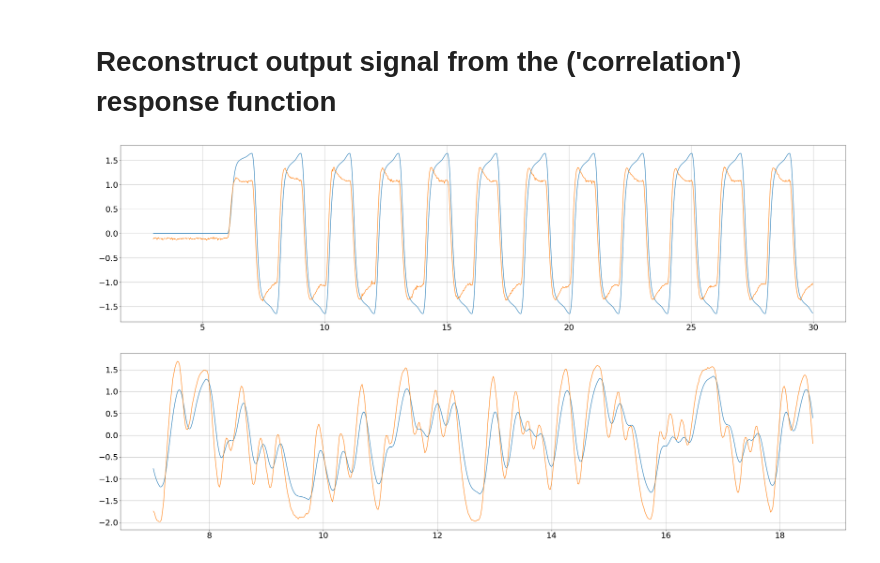
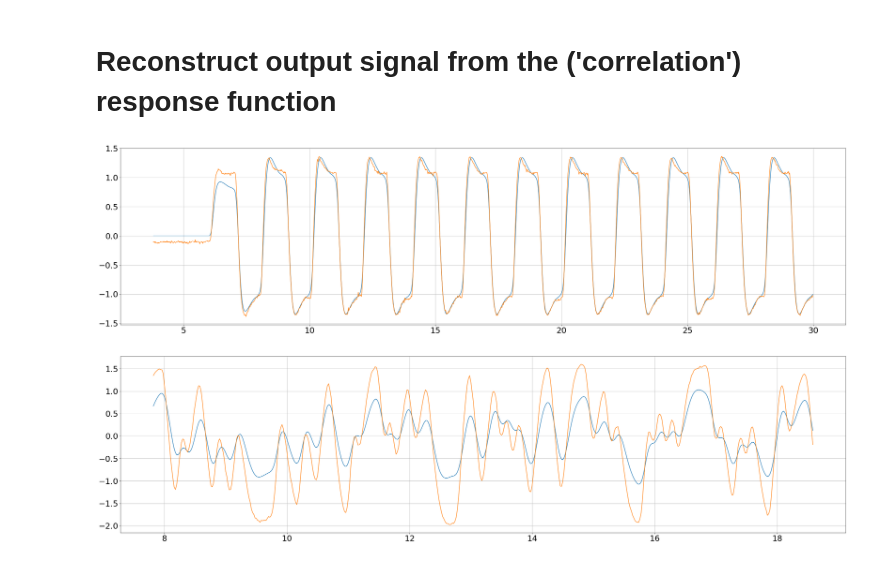
Before and after one commit to nyuhanc/BLA, a Jupyter notebook: BLA_main.ipynb, the cells around one changed output. Saved outputs shown, nothing was run; the diff lists cells and outputs as text; code cells hidden in the pictures.

```diff
--- a/BLA_main.ipynb
+++ b/BLA_main.ipynb
@@ -223,7 +217,7 @@ The step response manages to capture the shape of the response for the train of
 # %%
 m = np.sum([1 for i in df2['u'] if i==np.max(list(set(df2['u'])))])
-M = 50 # of delays
-N = M
+M = 90 # of delays
+N = M # to be able to easy invert the matrix equation
 
 def Rab(a,b):
     a, b = np.asarray(a), np.asarray((b))
@@ -240,7 +234,6 @@ def Rab(a,b):
 Ryu = Rab(df2['y'],df2['u'])
 Ru = Rab(df2['u'],df2['u'])
 
-
 Ryu = Ryu[:N]
 Ru_mat = np.ones((N,M)) * m * (m-1) / (N * (N-1))
 for mi in range(M-1):
@@ -249,8 +242,11 @@ for mi in range(M-1):
 #np.set_printoptions(threshold=np.inf)
 
 g = np.linalg.solve(Ru_mat,Ryu)
-g[0] = 0
-g = -(g*5)
+
+# tweaks (don't understand why it works (also looks) better if I do this). Maybe a bug in the code
+g[0] = 0.00
+g = - (g)
+g = np.roll(g,-1)
 
 # Plotting the Impulse Response
 fig, axn = plt.subplots(1,1,figsize=(10,10))
@@ -264,35 +260,35 @@ plt.show()
 # %% [markdown]
 # Reconstruct output signal from the ('correlation') response function
 # %%
+g_rev = g[::-1] # step response function
+
+#----------------------------------------------
+
 # for train of pulses
-y_rec = np.zeros(len(df1['u'])-50) # y reconstructed
+y_rec = np.zeros(len(df1['u'])-M) # y reconstructed
 
-#g_rev = g[::-1] # step response function reversed
-
-for i in range(len(df1['y'])-50):
-    y_rec[i] = np.sum(g_rev * df1['u'][i:i+50])
+for i in range(len(df1['y'])-M):
+    y_rec[i] = np.sum(g_rev * df1['u'][i:i+M])
 
 fig, axn = plt.subplots(1,1,figsize=(40,10))
-plt.plot(df1['time'][50:], y_rec)
-plt.plot(df1['time'][50:], df1['y'][50:])
+plt.plot(df1['time'][M:], y_rec)
+plt.plot(df1['time'][M:], df1['y'][M:])
 plt.grid(True)
 plt.show()
 
 #----------------------------------------------
 
 #for PRBS
-y_rec = np.zeros(len(df2['u'])-50) # y reconstructed
+y_rec = np.zeros(len(df2['u'])-M) # y reconstructed
 
-g_rev = g[::-1] # step response function reversed
-
-for i in range(len(df2['y'])-50):
-    y_rec[i] = np.sum(g_rev * df2['u'][i:i+50])
+for i in range(len(df2['y'])-M):
+    y_rec[i] = np.sum(g_rev * df2['u'][i:i+M])
 
 fig, axn = plt.subplots(1,1,figsize=(40,10))
-plt.plot(df2['time'][50:], y_rec)
-plt.plot(df2['time'][50:], df2['y'][50:])
+plt.plot(df2['time'][M:], y_rec)
+plt.plot(df2['time'][M:], df2['y'][M:])
 plt.grid(True)
 plt.show()
 # %% [output]
-[figure, old version]
+[figure, new version]
-[figure, old version]
+[figure, new version]
```
Also changed, not shown: parts of 13 cells of this notebook.
